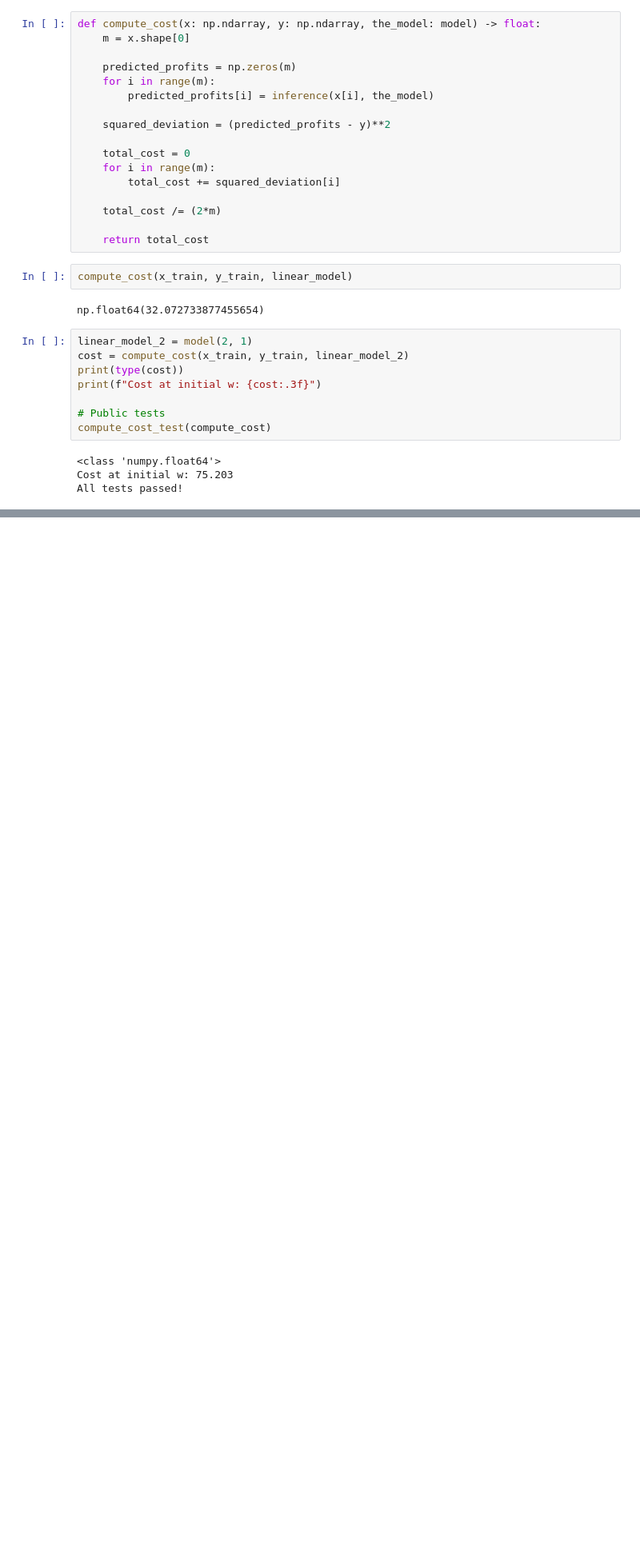
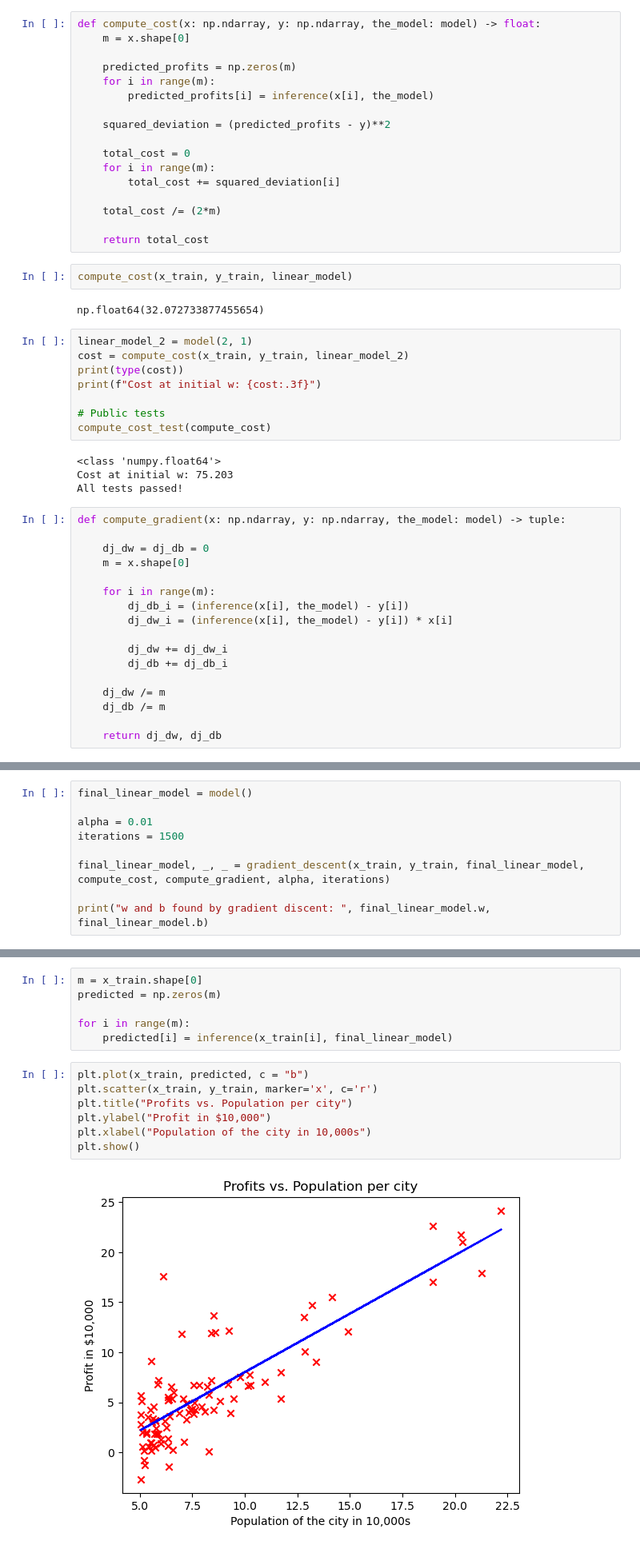
Before and after one commit to this-is-geek-sassy/Learning, a Jupyter notebook: Supervised_learning_A_Ng/Assignment_1/linear_regression_remake.ipynb, the cells around one changed output, grey strips where cells are left out. Shown at 80% size. Drawn from its saved outputs; the diff is of its cells as text; blank space fills up the shorter version.

Commit message:
linear regression with gradient descent completed

```diff
--- a/Supervised_learning_A_Ng/Assignment_1/linear_regression_remake.ipynb
+++ b/Supervised_learning_A_Ng/Assignment_1/linear_regression_remake.ipynb
@@ -118,3 +119,20 @@ compute_cost_test(compute_cost)
 <class 'numpy.float64'>
 Cost at initial w: 75.203
 All tests passed!
+# %%
+def compute_gradient(x: np.ndarray, y: np.ndarray, the_model: model) -> tuple:
+
+    dj_dw = dj_db = 0
+    m = x.shape[0]
+
+    for i in range(m):
+        dj_db_i = (inference(x[i], the_model) - y[i])
+        dj_dw_i = (inference(x[i], the_model) - y[i]) * x[i]
+
+        dj_dw += dj_dw_i
+        dj_db += dj_db_i
+
+    dj_dw /= m
+    dj_db /= m
+
+    return dj_dw, dj_db
@@ -120,0 +186,9 @@ All tests passed!
+# %%
+final_linear_model = model()
+
+alpha = 0.01
+iterations = 1500
+
+final_linear_model, _, _ = gradient_descent(x_train, y_train, final_linear_model, compute_cost, compute_gradient, alpha, iterations)
+
+print("w and b found by gradient discent: ", final_linear_model.w, final_linear_model.b)
@@ -120,0 +207,15 @@ All tests passed!
+# %%
+m = x_train.shape[0]
+predicted = np.zeros(m)
+
+for i in range(m):
+    predicted[i] = inference(x_train[i], final_linear_model)
+# %%
+plt.plot(x_train, predicted, c = "b")
+plt.scatter(x_train, y_train, marker='x', c='r')
+plt.title("Profits vs. Population per city")
+plt.ylabel("Profit in $10,000")
+plt.xlabel("Population of the city in 10,000s")
+plt.show()
+# %% [output]
+[figure, added]
```
Also changed, not shown: parts of 7 cells of this notebook, 1 other file.
